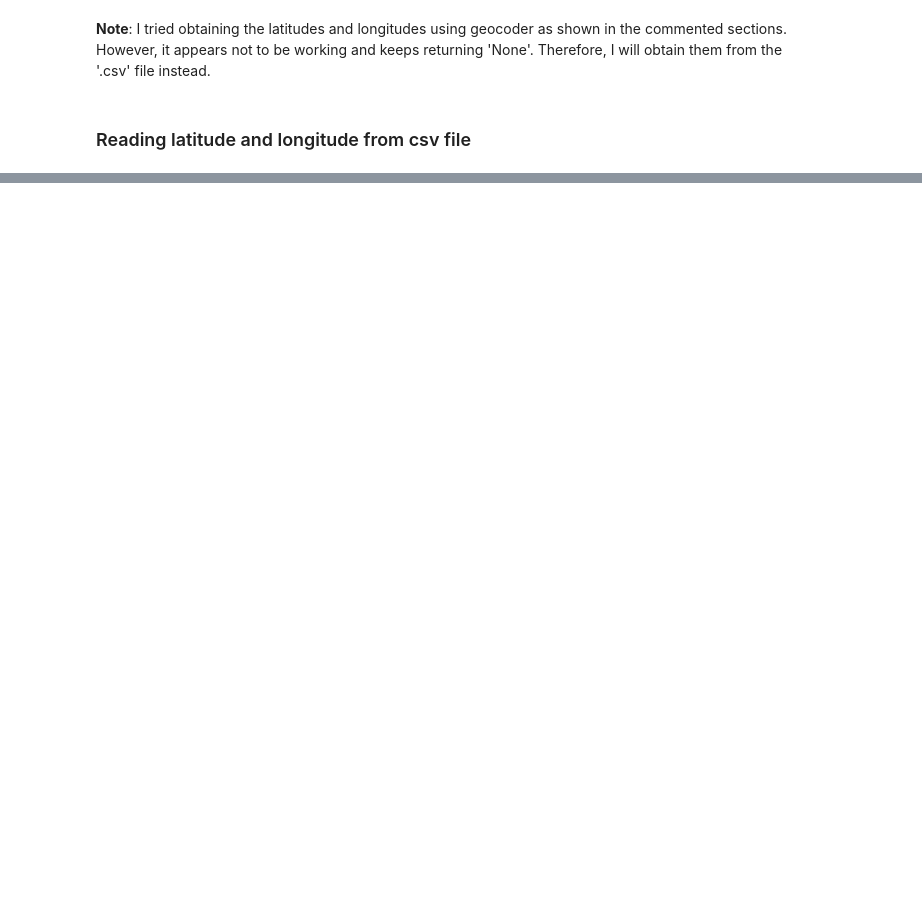
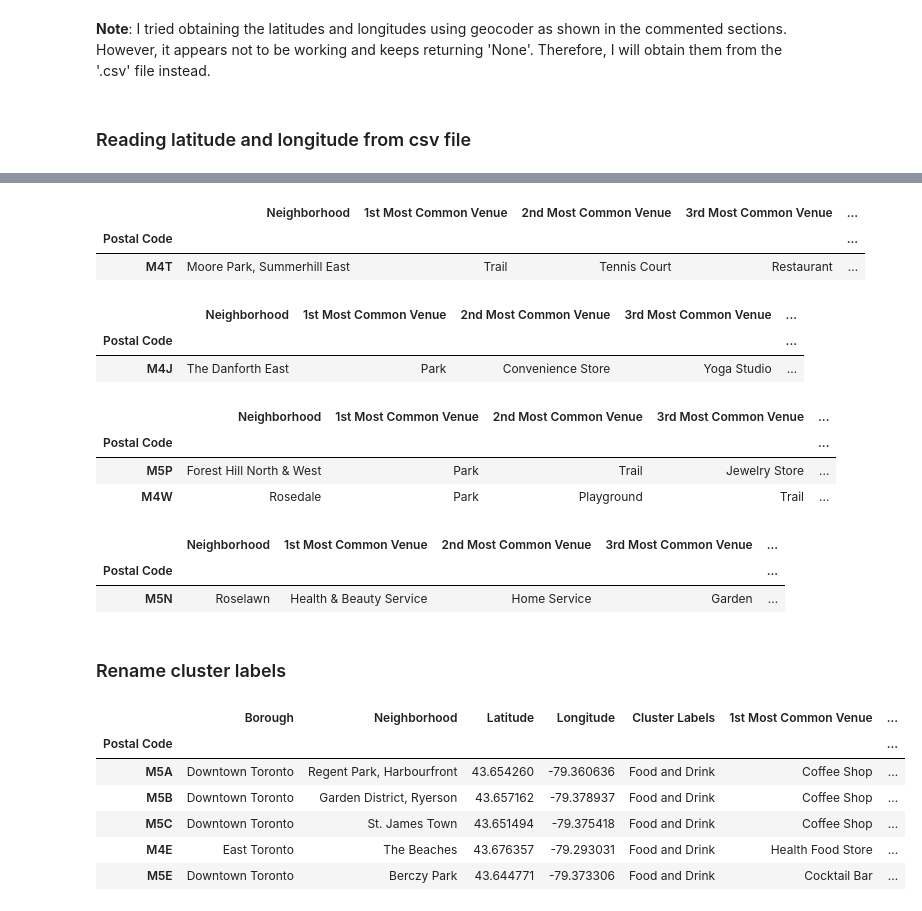
Before and after one commit to isaac-davis/IBM-Applied-Data-Science-Capstone, a Jupyter notebook: Segmenting and Clustering Neighborhoods in Toronto.ipynb, the cells around one changed output, grey strips where cells are left out. Drawn from its saved outputs; the diff is of its cells as text; code cells hidden in the pictures; blank space fills up the shorter version.

```diff
--- a/Segmenting and Clustering Neighborhoods in Toronto.ipynb
+++ b/Segmenting and Clustering Neighborhoods in Toronto.ipynb
@@ -99,0 +308,4 @@ FileNotFoundError: [Errno 2] No such file or directory: 'C:\\Users\\isaac\\OneDr
+# %%
+toronto_grouped = toronto_onehot.groupby('Neighborhood').mean().reset_index()
+print(toronto_grouped.shape)
+toronto_grouped.head()
@@ -99,0 +356,6 @@ FileNotFoundError: [Errno 2] No such file or directory: 'C:\\Users\\isaac\\OneDr
+# %%
+def return_most_common_venues(row, num_top_venues):
+    row_categories = row.iloc[1:]
+    row_categories_sorted = row_categories.sort_values(ascending=False)
+
+    return row_categories_sorted.index.values[0:num_top_venues]
@@ -99,0 +477,42 @@ FileNotFoundError: [Errno 2] No such file or directory: 'C:\\Users\\isaac\\OneDr
+# %%
+toronto_merged.loc[toronto_merged['Cluster Labels'] == 1, toronto_merged.columns[[1] + list(range(5, toronto_merged.shape[1]))]]
+# %% [output]
+|  | Neighborhood | 1st Most Common Venue | 2nd Most Common Venue | 3rd Most Common Venue | ... |
+| Postal Code |  |  |  |  | ... |
+| M4T | Moore Park, Summerhill East | Trail | Tennis Court | Restaurant | ... |
+# %%
+toronto_merged.loc[toronto_merged['Cluster Labels'] == 2, toronto_merged.columns[[1] + list(range(5, toronto_merged.shape[1]))]]
+# %% [output]
+|  | Neighborhood | 1st Most Common Venue | 2nd Most Common Venue | 3rd Most Common Venue | ... |
+| Postal Code |  |  |  |  | ... |
+| M4J | The Danforth East | Park | Convenience Store | Yoga Studio | ... |
+# %%
+toronto_merged.loc[toronto_merged['Cluster Labels'] == 3, toronto_merged.columns[[1] + list(range(5, toronto_merged.shape[1]))]]
+# %% [output]
+|  | Neighborhood | 1st Most Common Venue | 2nd Most Common Venue | 3rd Most Common Venue | ... |
+| Postal Code |  |  |  |  | ... |
+| M5P | Forest Hill North & West | Park | Trail | Jewelry Store | ... |
+| M4W | Rosedale | Park | Playground | Trail | ... |
+# %%
+toronto_merged.loc[toronto_merged['Cluster Labels'] == 4, toronto_merged.columns[[1] + list(range(5, toronto_merged.shape[1]))]]
+# %% [output]
+|  | Neighborhood | 1st Most Common Venue | 2nd Most Common Venue | 3rd Most Common Venue | ... |
+| Postal Code |  |  |  |  | ... |
+| M5N | Roselawn | Health & Beauty Service | Home Service | Garden | ... |
+# %% [markdown]
+### Rename cluster labels
+# %%
+toronto_merged["Cluster Labels"].replace({0:"Food and Drink",
+                                         1:"Sport and Activities",
+                                         2:"Entertainment",
+                                         3:"Outdoor Recreation",
+                                         4:"Retail"}, inplace=True)
+toronto_merged.head()
+# %% [output]
+|  | Borough | Neighborhood | Latitude | Longitude | Cluster Labels | 1st Most Common Venue | ... |
+| Postal Code |  |  |  |  |  |  | ... |
+| M5A | Downtown Toronto | Regent Park, Harbourfront | 43.654260 | -79.360636 | Food and Drink | Coffee Shop | ... |
+| M5B | Downtown Toronto | Garden District, Ryerson | 43.657162 | -79.378937 | Food and Drink | Coffee Shop | ... |
+| M5C | Downtown Toronto | St. James Town | 43.651494 | -79.375418 | Food and Drink | Coffee Shop | ... |
+| M4E | East Toronto | The Beaches | 43.676357 | -79.293031 | Food and Drink | Health Food Store | ... |
+| M5E | Downtown Toronto | Berczy Park | 43.644771 | -79.373306 | Food and Drink | Cocktail Bar | ... |
```
Also changed, not shown: parts of 40 cells of this notebook.
